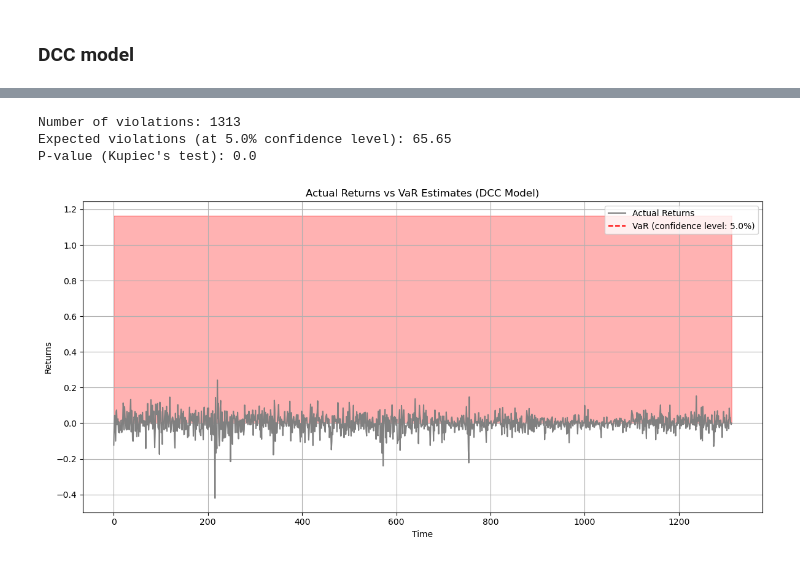
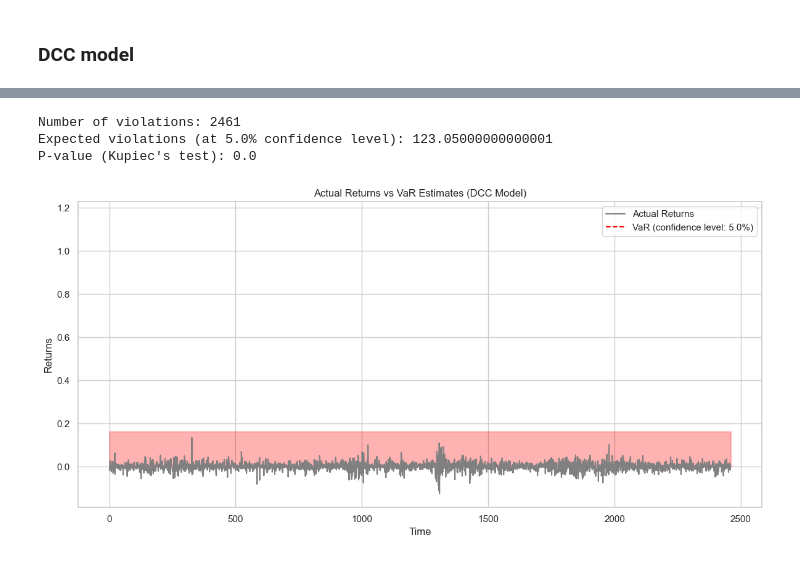
Before and after one commit to trungchien171/it_application_ftu, a Jupyter notebook: My mid-project/Quach Minh.ipynb, the cells around one changed output, grey strips where cells are left out. Cells and saved outputs as stored; diff of their text form; code cells hidden in the pictures.

```diff
--- a/My mid-project/Quach Minh.ipynb
+++ b/My mid-project/Quach Minh.ipynb
@@ -347,0 +148,8 @@ plt.show()
+# %%
+returns = close_matrix.pct_change().dropna()
+absolute_returns = (close_matrix.diff().dropna() / close_matrix.shift(1).dropna()).dropna() * 100
+squared_returns = returns ** 2
+
+cumulative_returns = returns.cumsum()
+cumulative_absolute_returns = absolute_returns.cumsum()
+cumulative_squared_returns = squared_returns.cumsum()
@@ -376,0 +302,20 @@ desc_stats
+# %%
+import seaborn as sns
+import matplotlib.pyplot as plt
+from statsmodels.graphics.tsaplots import plot_acf
+
+sns.set(style="whitegrid")
+
+portfolio_returns = returns.mean(axis=1)
+
+fig, ax = plt.subplots(figsize=(10, 6))
+
+plot_acf(portfolio_returns, lags=10, ax=ax)
+
+ax.set_title('ACF of Portfolio Returns', fontsize=16, fontweight='bold', loc='center')
+ax.set_xlabel('Lag', fontsize=14)
+ax.set_ylabel('Autocorrelation', fontsize=14)
+ax.grid(True, linestyle='--', alpha=0.6)
+
+plt.tight_layout()
+plt.show();
@@ -1203,7 +620,7 @@ P-value (Kupiec's test): 0.0
 # %% [markdown]
 ### DCC model
 # %%
-dcc_model = DCC(returns_data)
+dcc_model = DCC(portfolio_returns.values)
 omega_est, alpha_est, beta_est, neg_log_likelihood = dcc_model.fit()
 
 # Print estimated parameters
@@ -1212,11 +629,9 @@ print(f"Omega: {omega_est}")
 print(f"Alpha: {alpha_est}")
 print(f"Beta: {beta_est}")
 
-# Print log-likelihood value
 print(f"Log-Likelihood: {-neg_log_likelihood}")
 
-# Compute AIC and BIC
-k_dcc = 3  # Number of parameters in DCC model (omega, alpha, beta)
+k_dcc = 3  # Number of parameters in DCC model
 aic_dcc = -2 * neg_log_likelihood + 2 * k_dcc
 bic_dcc = -2 * neg_log_likelihood + k_dcc * np.log(dcc_model.T)
 
@@ -1249,33 +648,33 @@ BIC: 927.5974327498424
 # %%
 alpha = 0.05
 VaR = dcc_model.calculate_var(alpha)
 
 # Backtesting logic
-violations = returns_data < VaR
-n_obs = len(returns_data)
+violations = portfolio_returns.values < VaR
+n_obs = len(portfolio_returns.values)
 n_violations = np.sum(violations)
 expected_violations = n_obs * alpha
 
 # Calculate p-value using Kupiec's test
 p_value = 1 - norm.cdf((n_violations - expected_violations) / np.sqrt(expected_violations * (1 - alpha)))
 
 print(f"Number of violations: {n_violations}")
 print(f"Expected violations (at {alpha*100}% confidence level): {expected_violations}")
 print(f"P-value (Kupiec's test): {p_value}")
 
 plt.figure(figsize=(12, 6))
-plt.plot(returns_data, label='Actual Returns', color='gray')
+plt.plot(portfolio_returns.values, label='Actual Returns', color='gray')
 plt.plot(VaR, label=f'VaR (confidence level: {alpha*100}%)', color='red', linestyle='--')
-plt.fill_between(range(len(returns_data)), 0, VaR, where=violations, interpolate=True, color='red', alpha=0.3)
+plt.fill_between(range(len(portfolio_returns.values)), 0, VaR - 1, where=violations, interpolate=True, color='red', alpha=0.3)
 plt.title('Actual Returns vs VaR Estimates (DCC Model)')
 plt.xlabel('Time')
 plt.ylabel('Returns')
 plt.legend(loc='upper right')
 plt.grid(True)
 plt.tight_layout()
 plt.show()
 # %% [output]
-Number of violations: 1313
-Expected violations (at 5.0% confidence level): 65.65
+Number of violations: 2461
+Expected violations (at 5.0% confidence level): 123.05000000000001
 P-value (Kupiec's test): 0.0
-[figure, old version]
+[figure, new version]
```
Also changed, not shown: parts of 84 cells of this notebook, 2 other files.
